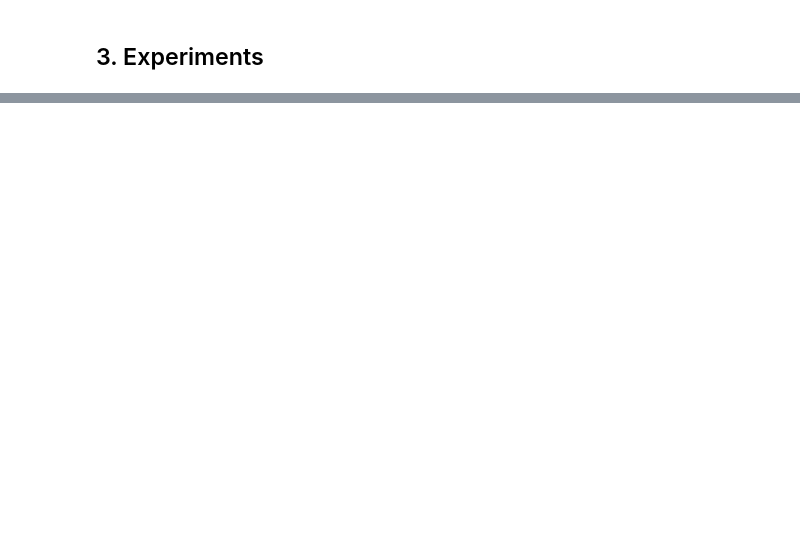
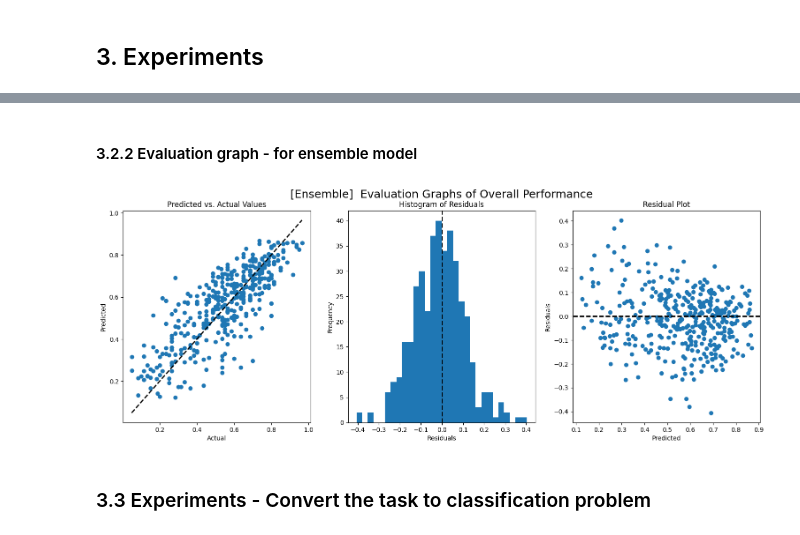
Before and after one commit to jim181412/NLUProject, a Jupyter notebook: helpfulness_classification.ipynb, the cells around one changed output, grey strips where cells are left out. Drawn from its saved outputs; the diff is of its cells as text; code cells hidden in the pictures; blank space fills up the shorter version.

```diff
--- a/helpfulness_classification.ipynb
+++ b/helpfulness_classification.ipynb
@@ -93,12 +132,8 @@ Loading cached processed dataset at /local/home/p11333at/.cache/huggingface/data
 # %%
-def tokenization(row):
-    return tokenizer(
-        row["sentence"], truncation=True, padding="max_length", max_length=70
-    )
-
-tokenized_dataset = labelled_dataset.map(tokenization, batched=True)
+tokenized_dataset = split_dataset.map(normalize_labels).map(tokenization, batched=True)
 
 tokenized_dataset.set_format(
     type="torch", columns=["input_ids", "attention_mask", "labels"]
 )
+
 tokenized_dataset
@@ -656,0 +550,35 @@ plt.show()
+# %% [markdown]
+#### 3.2.2 Evaluation graph - for ensemble model
+# %%
+fig, axs = plt.subplots(1, 3, figsize=(18, 6))
+
+axs[0].scatter(true, pred_e)
+axs[0].plot([true.min(), true.max()], [true.min(), true.max()], 'k--', lw=2)
+axs[0].set_xlabel('Actual')
+axs[0].set_ylabel('Predicted')
+axs[0].set_title('Predicted vs. Actual Values')
+
+
+residuals = true - pred_e
+axs[1].hist(residuals, bins=30)
+axs[1].axvline(x=0, color='k', linestyle='--', lw=2)
+axs[1].set_xlabel('Residuals')
+axs[1].set_ylabel('Frequency')
+axs[1].set_title('Histogram of Residuals')
+
+
+axs[2].scatter(pred_e, residuals)
+axs[2].axhline(y=0, color='k', linestyle='--', lw=2)
+axs[2].set_xlabel('Predicted')
+axs[2].set_ylabel('Residuals')
+axs[2].set_title('Residual Plot')
+
+fig.suptitle('[Ensemble]  Evaluation Graphs of Overall Performance', fontsize=18)
+
+plt.subplots_adjust(left=0.1, right=0.9, bottom=0.1, top=0.9, wspace=0.2, hspace=0.3)
+
+plt.show()
+# %% [output]
+[figure, added]
+# %% [markdown]
+### 3.3 Experiments - Convert the task to classification problem
```
Also changed, not shown: parts of 73 cells of this notebook.
